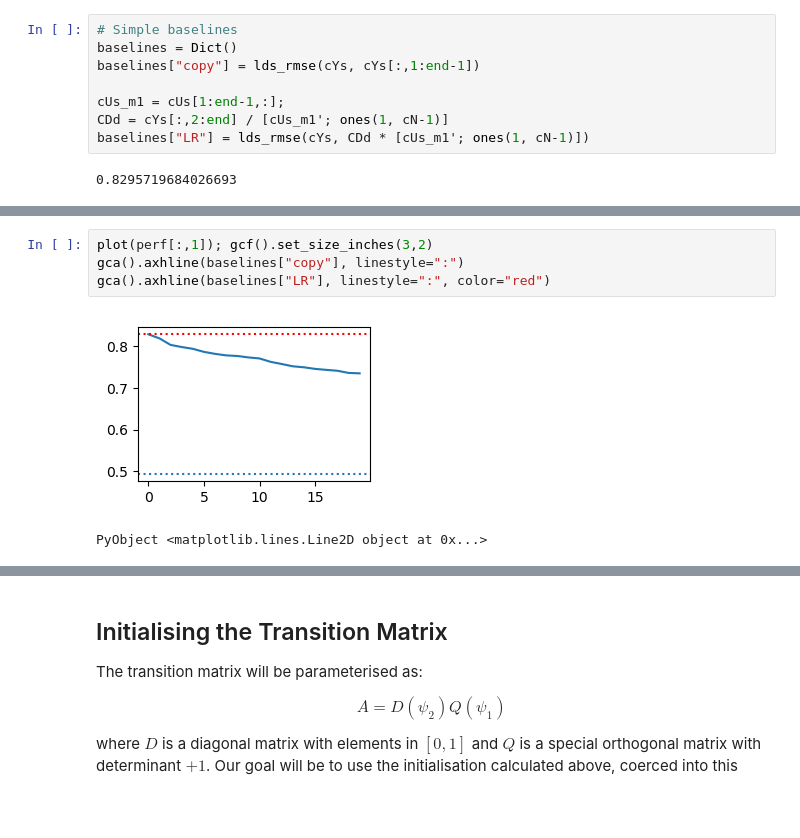
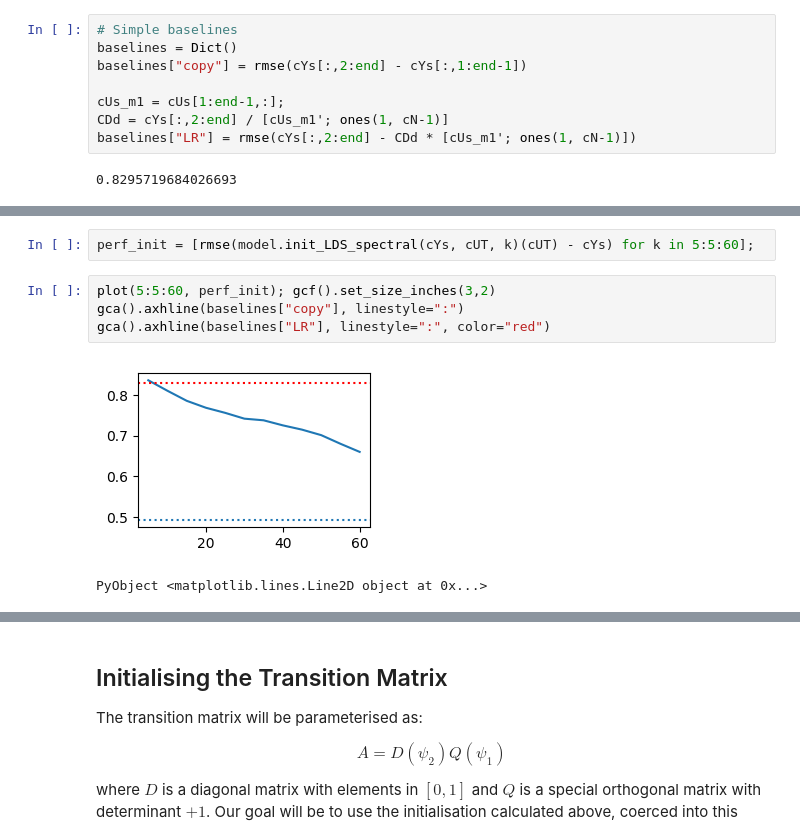
Before and after one commit to ornithos/mocap-mtds, a Jupyter notebook: 3_LDS_dev.ipynb, the cells around one changed output, grey strips where cells are left out. Cells and saved outputs as stored; diff of their text form; blank space fills up the shorter version.

Commit message:
first version LDS finished, models.jl

```diff
--- a/3_LDS_dev.ipynb
+++ b/3_LDS_dev.ipynb
@@ -253,10 +215,10 @@ cN = size(cYs, 2)
 # %%
 # Simple baselines
 baselines = Dict()
-baselines["copy"] = lds_rmse(cYs, cYs[:,1:end-1])
+baselines["copy"] = rmse(cYs[:,2:end] - cYs[:,1:end-1])
 
 cUs_m1 = cUs[1:end-1,:];
 CDd = cYs[:,2:end] / [cUs_m1'; ones(1, cN-1)]
-baselines["LR"] = lds_rmse(cYs, CDd * [cUs_m1'; ones(1, cN-1)])
+baselines["LR"] = rmse(cYs[:,2:end] - CDd * [cUs_m1'; ones(1, cN-1)])
 # %% [output]
 0.8295719684026693
@@ -291,7 +225,9 @@ end
+# %%
+perf_init = [rmse(model.init_LDS_spectral(cYs, cUT, k)(cUT) - cYs) for k in 5:5:60];
 # %%
-plot(perf[:,1]); gcf().set_size_inches(3,2)
+plot(5:5:60, perf_init); gcf().set_size_inches(3,2)
 gca().axhline(baselines["copy"], linestyle=":")
 gca().axhline(baselines["LR"], linestyle=":", color="red")
 # %% [output]
-[figure, old version]
+[figure, new version]
 PyObject <matplotlib.lines.Line2D object at 0x...>
```
Also changed, not shown: parts of 40 cells of this notebook, 1 other file.
